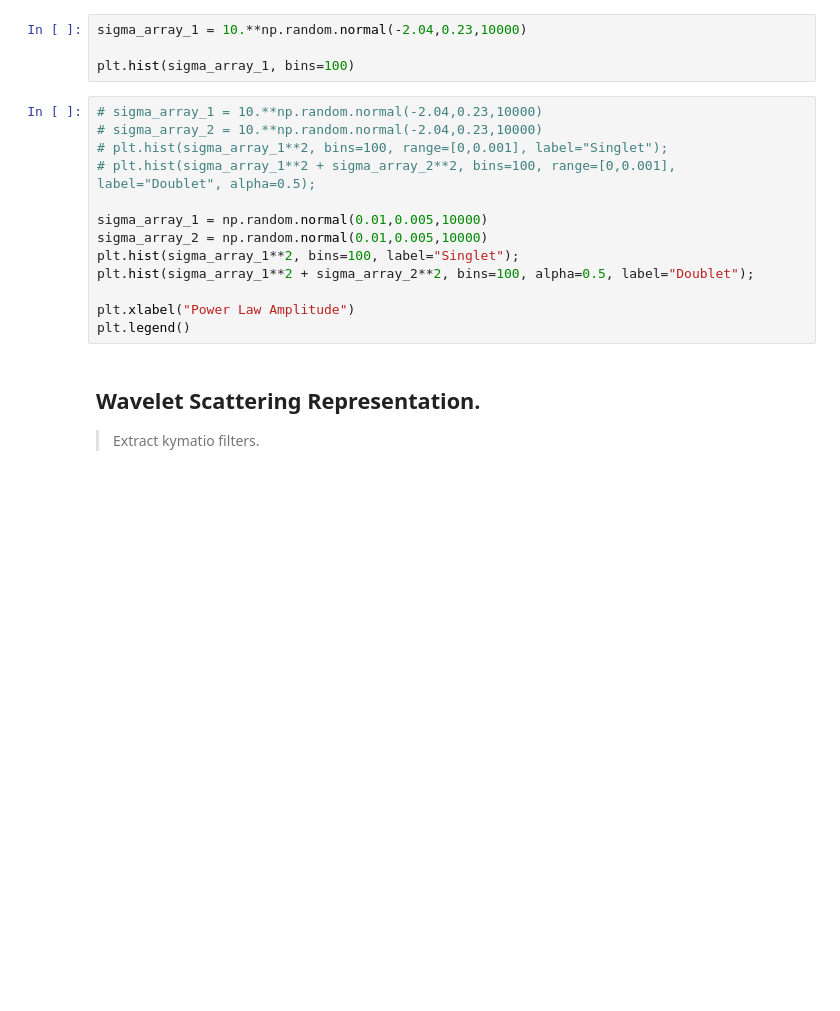
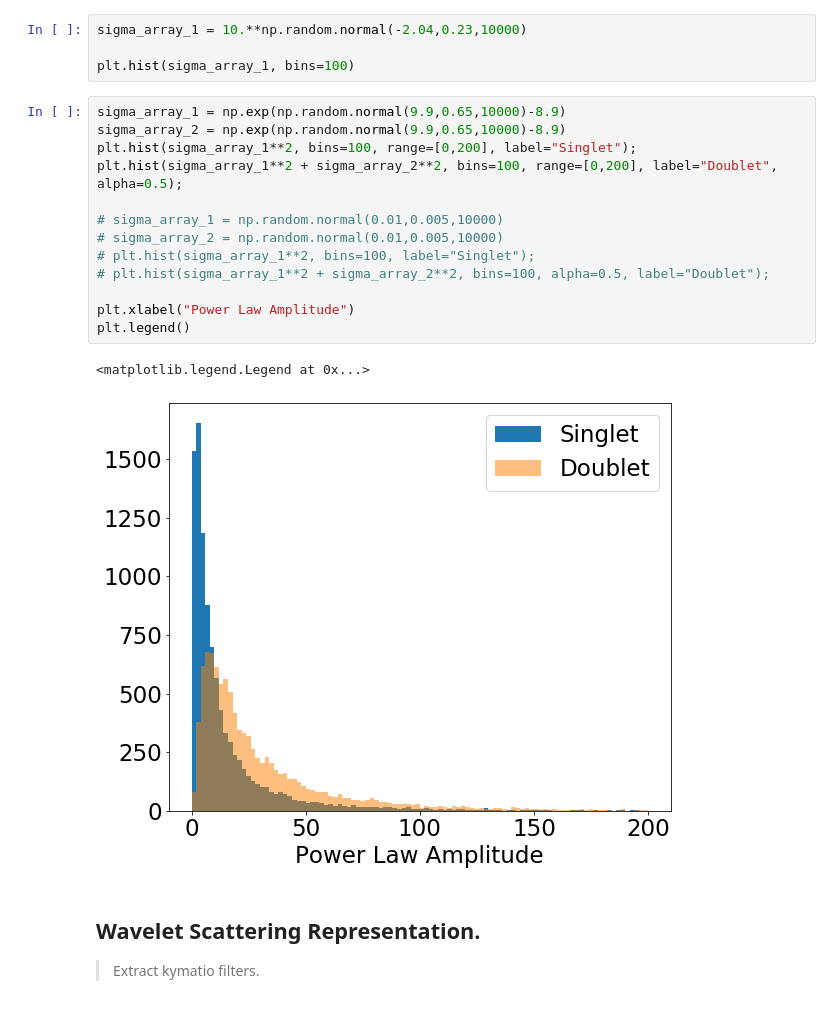
Before and after one commit to tingyuansen/IMLE_on_Galaxy_Images, a Jupyter notebook: AGN_Doublets.ipynb, the cells around one changed output. Cells and saved outputs as stored; diff of their text form; blank space fills up the shorter version.

```diff
--- a/AGN_Doublets.ipynb
+++ b/AGN_Doublets.ipynb
@@ -488,18 +477,21 @@ sigma_array_1 = 10.**np.random.normal(-2.04,0.23,10000)
 
 plt.hist(sigma_array_1, bins=100)
 # %%
-# sigma_array_1 = 10.**np.random.normal(-2.04,0.23,10000)
-# sigma_array_2 = 10.**np.random.normal(-2.04,0.23,10000)
-# plt.hist(sigma_array_1**2, bins=100, range=[0,0.001], label="Singlet");
-# plt.hist(sigma_array_1**2 + sigma_array_2**2, bins=100, range=[0,0.001], label="Doublet", alpha=0.5);
+sigma_array_1 = np.exp(np.random.normal(9.9,0.65,10000)-8.9)
+sigma_array_2 = np.exp(np.random.normal(9.9,0.65,10000)-8.9)
+plt.hist(sigma_array_1**2, bins=100, range=[0,200], label="Singlet");
+plt.hist(sigma_array_1**2 + sigma_array_2**2, bins=100, range=[0,200], label="Doublet", alpha=0.5);
 
-sigma_array_1 = np.random.normal(0.01,0.005,10000)
-sigma_array_2 = np.random.normal(0.01,0.005,10000)
-plt.hist(sigma_array_1**2, bins=100, label="Singlet");
-plt.hist(sigma_array_1**2 + sigma_array_2**2, bins=100, alpha=0.5, label="Doublet");
+# sigma_array_1 = np.random.normal(0.01,0.005,10000)
+# sigma_array_2 = np.random.normal(0.01,0.005,10000)
+# plt.hist(sigma_array_1**2, bins=100, label="Singlet");
+# plt.hist(sigma_array_1**2 + sigma_array_2**2, bins=100, alpha=0.5, label="Doublet");
 
 plt.xlabel("Power Law Amplitude")
 plt.legend()
+# %% [output]
+<matplotlib.legend.Legend at 0x...>
+[figure, added]
 # %% [markdown]
 ## Wavelet Scattering Representation.
 
```
Also changed, not shown: parts of 1 cell of this notebook, 1 other file.
